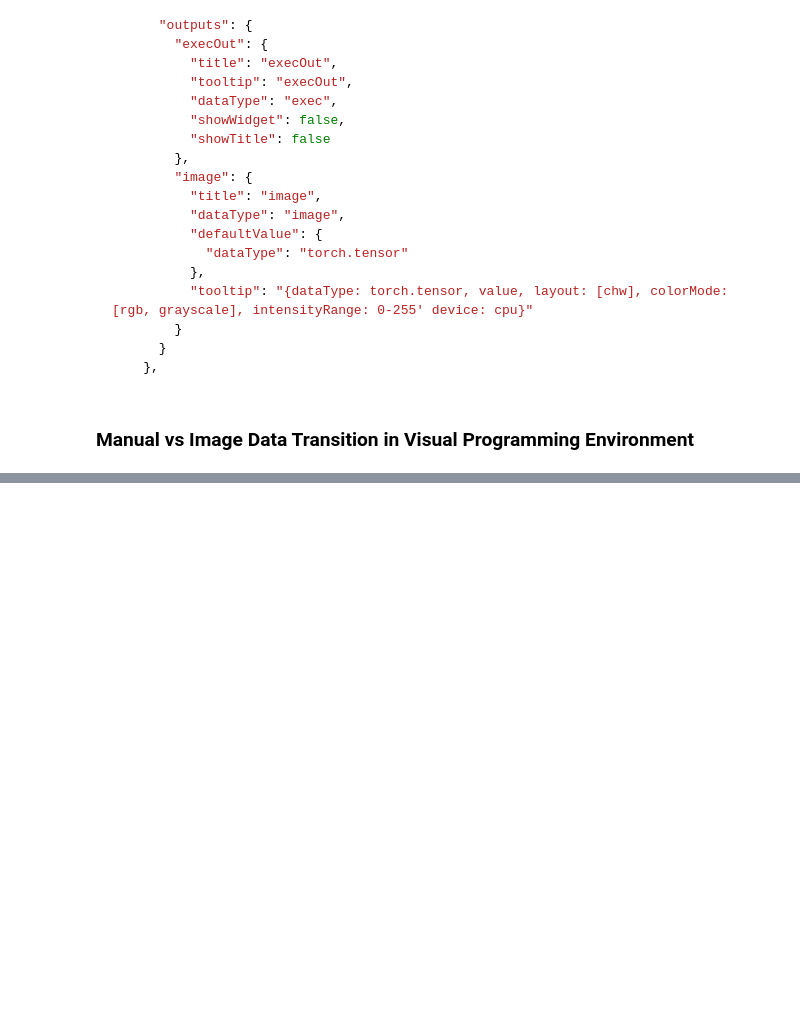
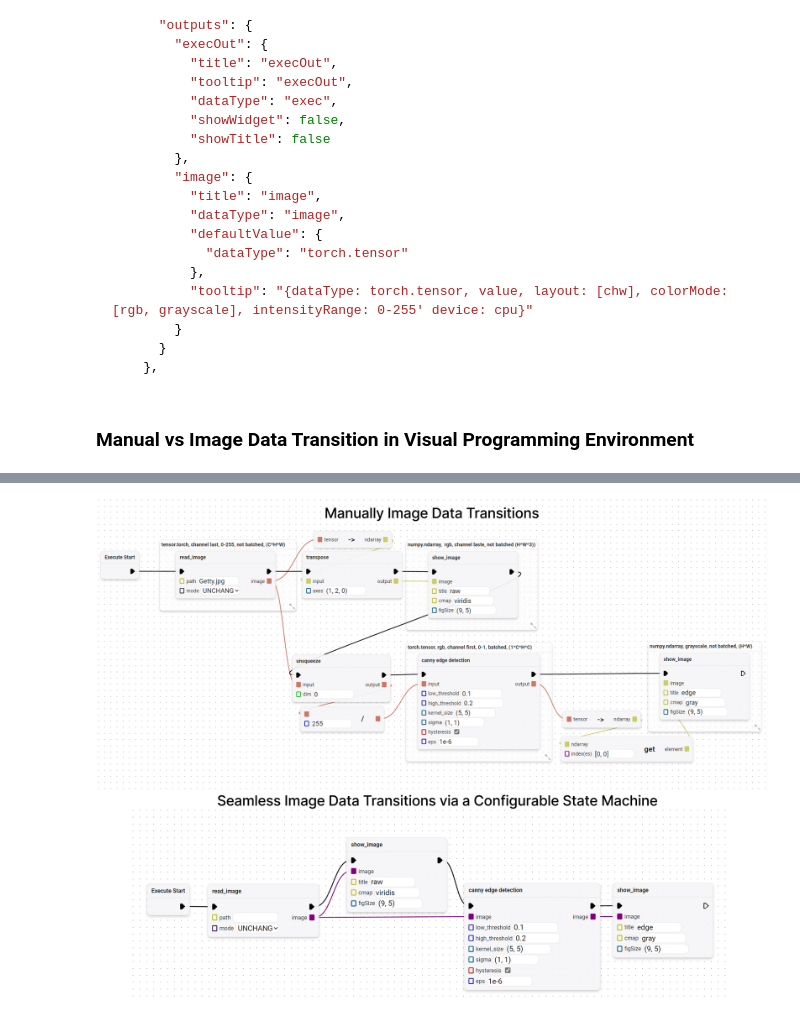
Before and after one commit to c3di/Visual-Programming-Language, a Jupyter notebook: doc/Automatic_Image_Data Transitions_via_a_Configurable_State_Machine.ipynb, the cells around one changed output, grey strips where cells are left out. Saved outputs shown, nothing was run; the diff lists cells and outputs as text; code cells hidden in the pictures; blank space fills up the shorter version.

```diff
--- a/doc/Automatic_Image_Data Transitions_via_a_Configurable_State_Machine.ipynb
+++ b/doc/Automatic_Image_Data Transitions_via_a_Configurable_State_Machine.ipynb
@@ -1871,0 +1870,6 @@ test_numpy_to_tensor_to_tensor PASSED
+# %%
+from IPython.display import Image
+img = Image(filename='screenshots/Automatic_Image_Data_Transitions_via_a_Configurable_State_Machine.jpg')
+display(img)
+# %% [output]
+[figure, added]
```
Also changed, not shown: parts of 1 cell of this notebook.
